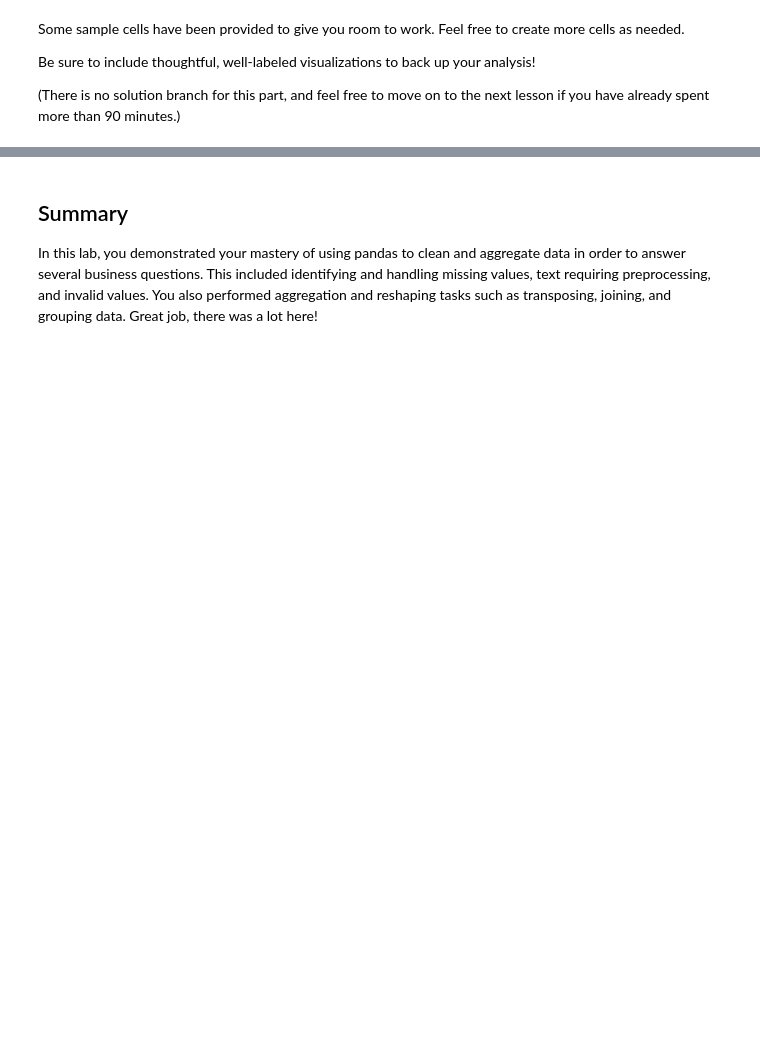
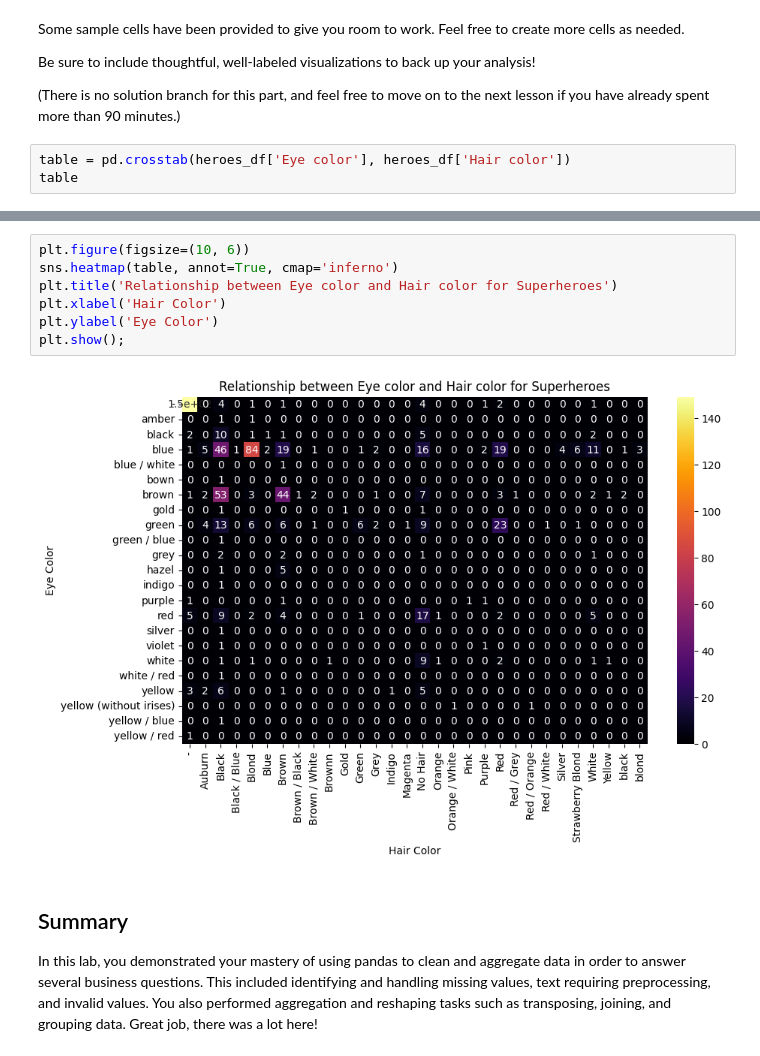
Before and after one commit to Jimmy-ai1/Pandas-data-cleaning-cumulative-lab, a Jupyter notebook: index.ipynb, the cells around one changed output, grey strips where cells are left out. Saved outputs shown, nothing was run; the diff lists cells and outputs as text; blank space fills up the shorter version.

```diff
--- a/index.ipynb
+++ b/index.ipynb
@@ -897,3 +901,6 @@ Some sample cells have been provided to give you room to work. Feel free to crea
 Be sure to include thoughtful, well-labeled visualizations to back up your analysis!
 
 (There is no solution branch for this part, and feel free to move on to the next lesson if you have already spent more than 90 minutes.)
+# %%
+table = pd.crosstab(heroes_df['Eye color'], heroes_df['Hair color'])
+table
@@ -900,3 +927,12 @@ Be sure to include thoughtful, well-labeled visualizations to back up your analy
+# %%
+plt.figure(figsize=(10, 6))
+sns.heatmap(table, annot=True, cmap='inferno')
+plt.title('Relationship between Eye color and Hair color for Superheroes')
+plt.xlabel('Hair Color')
+plt.ylabel('Eye Color')
+plt.show();
+# %% [output]
+[figure, added]
 # %% [markdown]
 ## Summary
 
```
Also changed, not shown: parts of 6 cells of this notebook.
